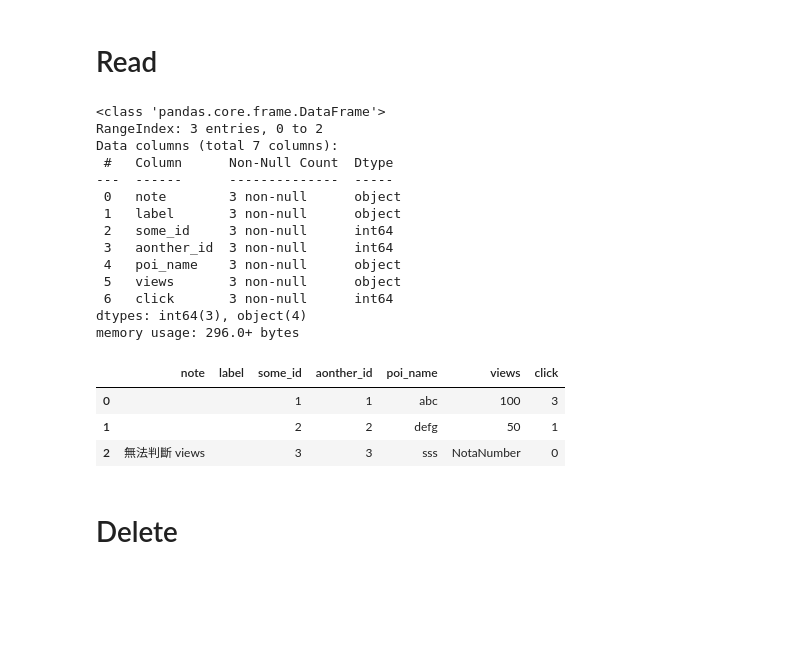
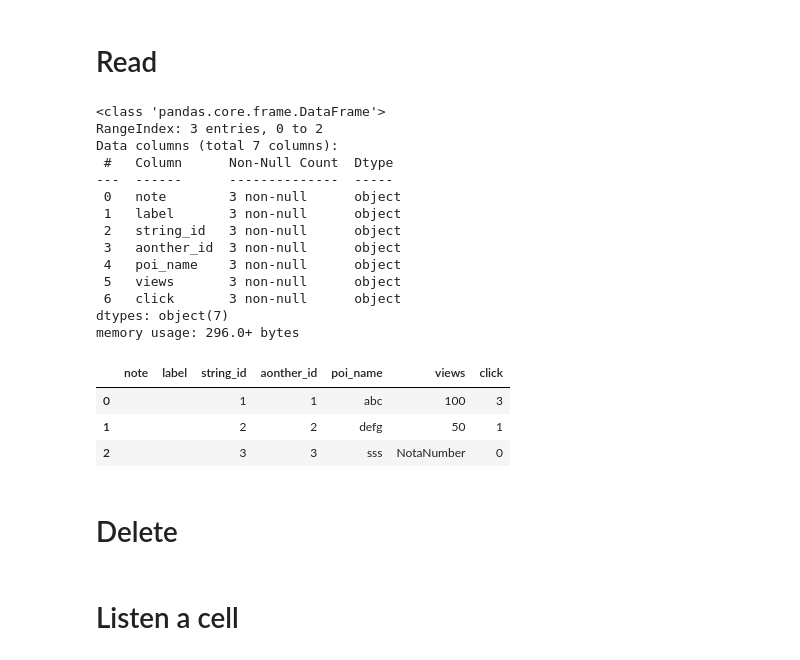
Before and after one commit to YLTsai0609/google_sheets_drive_101, a Jupyter notebook: notebook.ipynb, the cells around one changed output. Drawn from its saved outputs; the diff is of its cells as text; code cells hidden in the pictures; blank space fills up the shorter version.

```diff
--- a/notebook.ipynb
+++ b/notebook.ipynb
@@ -66,7 +88,7 @@ class and method :
 
 # return a sheets
 # need to setup the crenditial
-sh = gc.open_by_url('https://docs.google.com/spreadsheets/d/1KLzEsuFdx2_9o1Kf7GgR_S-iBQQ20ZDHWpMClKDVtWE/edit#gid=0')
+sh = gc.open_by_url('https://docs.google.com/spreadsheets/d/1Hmm_ssu4NvzF_qH03pe288KMVPJoN4jYlEhlIiKFF5A/edit#gid=0')
 
 print(type(sh), sh)
 
@@ -88,0 +111,5 @@ wks.update_values('A2', my_nparray.tolist())
+# %%
+# sh = gc.open_by_url('https://docs.google.com/spreadsheets/d/1Hmm_ssu4NvzF_qH03pe288KMVPJoN4jYlEhlIiKFF5A/edit#gid=0')
+
+
+sh = gc.open_by_url('https://docs.google.com/spreadsheets/d/1Hmm_ssu4NvzF_qH03pe288KMVPJoN4jYlEhlIiKFF5A/edit#gid=847289509')
@@ -92,7 +126,7 @@ df = (
     {
         'note':['','',''],
         'label':['','',''],
-        'some_id':['0001','0002','0003'],
+        'string_id':['0001','0002','0003'],
         'aonther_id':['1','2','3'],
         'poi_name' : ['abc','defg','sss'],
         'views' : [100, 50, np.nan],
@@ -105,8 +139,16 @@ try:
     wks = sh.worksheet_by_title('poi_views_v20210804')
 except:
     wks = sh.add_worksheet('poi_views_v20210804')
-print('Now we have : ',sh.worksheets(), wks)
+print('Now we have : ',sh.worksheets(), wks, sep='\n\n')
 
 # write dataframe into sheets
 wks.set_dataframe(df, start=(0,0), nan='NotaNumber')
+
+print(sh, wks, sh.url, sep='\n\n')
+# Findins:
+
+# 1. write dataframe into sheets with ease
+# 2. need a work-around about creating sheets
+# 3. we might wanna add a sanity check if we wanna wrtie dataframe into a sheet
+#    avoiding overwrite the already-labelled data
 # %% [output]
@@ -116,32 +199,36 @@ Now we have :  [<Worksheet '工作表1' index:0>, <Worksheet 'poi_views_v2021080
 # %%
 # you can also do export(csv) and read
 # wks.export(xxx.csv), pd_read_csv(xxx.csv)
 
 labelled_df = wks.get_as_df(
-    numerize=True # watch out the 0001 will be conver to 1
+    numerize=False # watch out the 0001 will be conver to 1
 )
 
 labelled_df.info()
 labelled_df
+
+# Findings:
+# 1. read sheet into dataframe with ease
+# 2. dtype might be different when convert sheets back to dataframe (e.g. 0001 --> 1)
 # %% [output]
 <class 'pandas.core.frame.DataFrame'>
 RangeIndex: 3 entries, 0 to 2
 Data columns (total 7 columns):
  #   Column      Non-Null Count  Dtype
 ---  ------      --------------  -----
  0   note        3 non-null      object
  1   label       3 non-null      object
- 2   some_id     3 non-null      int64
- 3   aonther_id  3 non-null      int64
+ 2   string_id   3 non-null      object
+ 3   aonther_id  3 non-null      object
  4   poi_name    3 non-null      object
  5   views       3 non-null      object
- 6   click       3 non-null      int64
-dtypes: int64(3), object(4)
+ 6   click       3 non-null      object
+dtypes: object(7)
 memory usage: 296.0+ bytes
-|  | note | label | some_id | aonther_id | poi_name | views | click |
+|  | note | label | string_id | aonther_id | poi_name | views | click |
 | 0 |  |  | 1 | 1 | abc | 100 | 3 |
 | 1 |  |  | 2 | 2 | defg | 50 | 1 |
-| 2 | 無法判斷 views |  | 3 | 3 | sss | NotaNumber | 0 |
+| 2 |  |  | 3 | 3 | sss | NotaNumber | 0 |
 # %% [markdown]
 # Delete
 # %%
@@ -148,0 +239,2 @@ memory usage: 296.0+ bytes
+# %% [markdown]
+# Listen a cell
```
Also changed, not shown: parts of 35 cells of this notebook, 1 other file.
